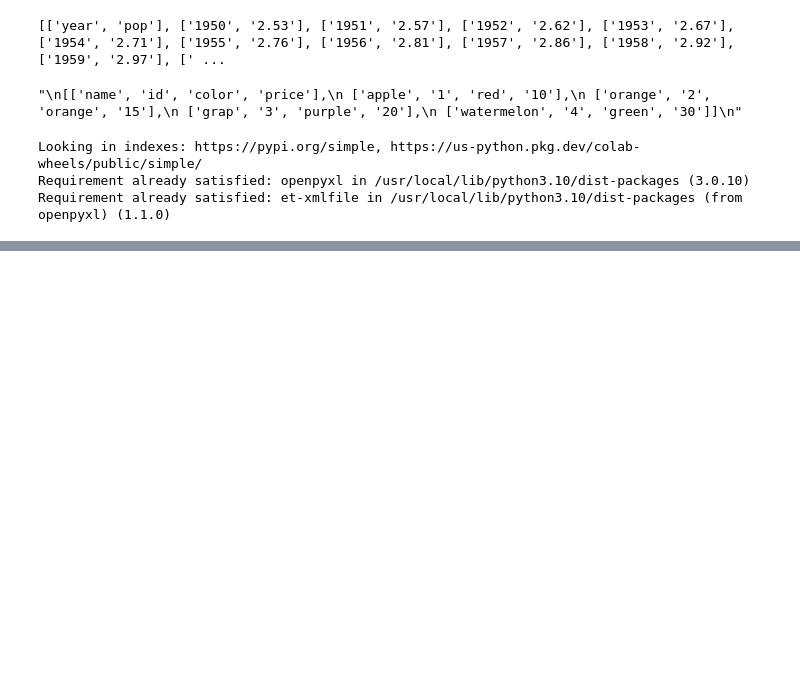
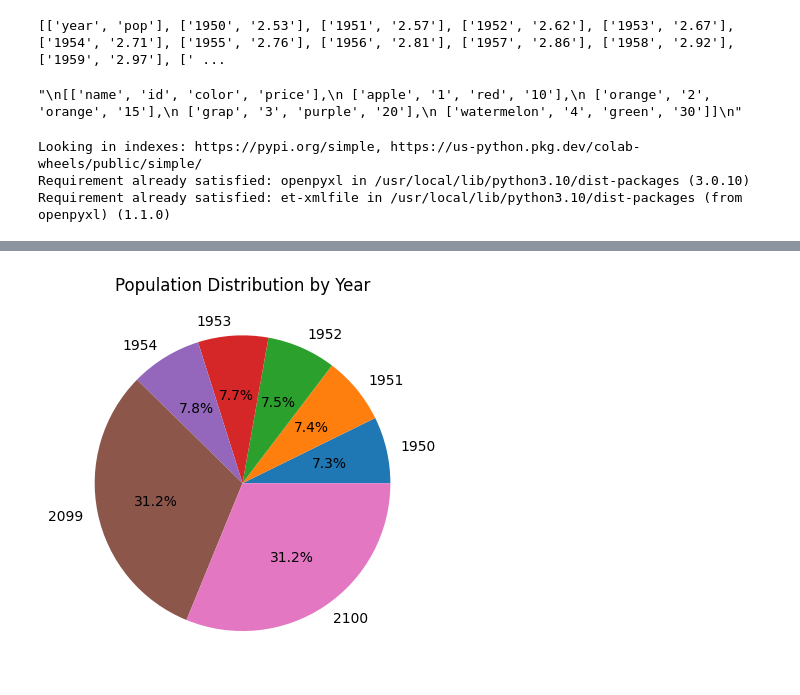
Before and after one commit to msbbi/homework, a Jupyter notebook: 作業四.ipynb, the cells around one changed output, grey strips where cells are left out. Cells and saved outputs as stored; diff of their text form; code cells hidden in the pictures; blank space fills up the shorter version.

```diff
--- a/作業四.ipynb
+++ b/作業四.ipynb
@@ -136,0 +144,31 @@ plt.show()
+# %%
+import matplotlib.pyplot as plt
+
+# 數據
+data = [
+    (1950, 2.53),
+    (1951, 2.57),
+    (1952, 2.62),
+    (1953, 2.67),
+    (1954, 2.71),
+    # 其他數據...
+    (2099, 10.84),
+    (2100, 10.85)
+]
+
+# 提取人數數據
+population = [d[1] for d in data]
+
+# 提取年份數據（作為標籤）
+years = [str(d[0]) for d in data]
+
+# 繪製圓餅圖
+plt.pie(population, labels=years, autopct='%1.1f%%')
+
+# 添加標題
+plt.title('Population Distribution by Year')
+
+# 顯示圖表
+plt.show()
+# %% [output]
+[figure, added]
```
Also changed, not shown: parts of 2 cells of this notebook.
